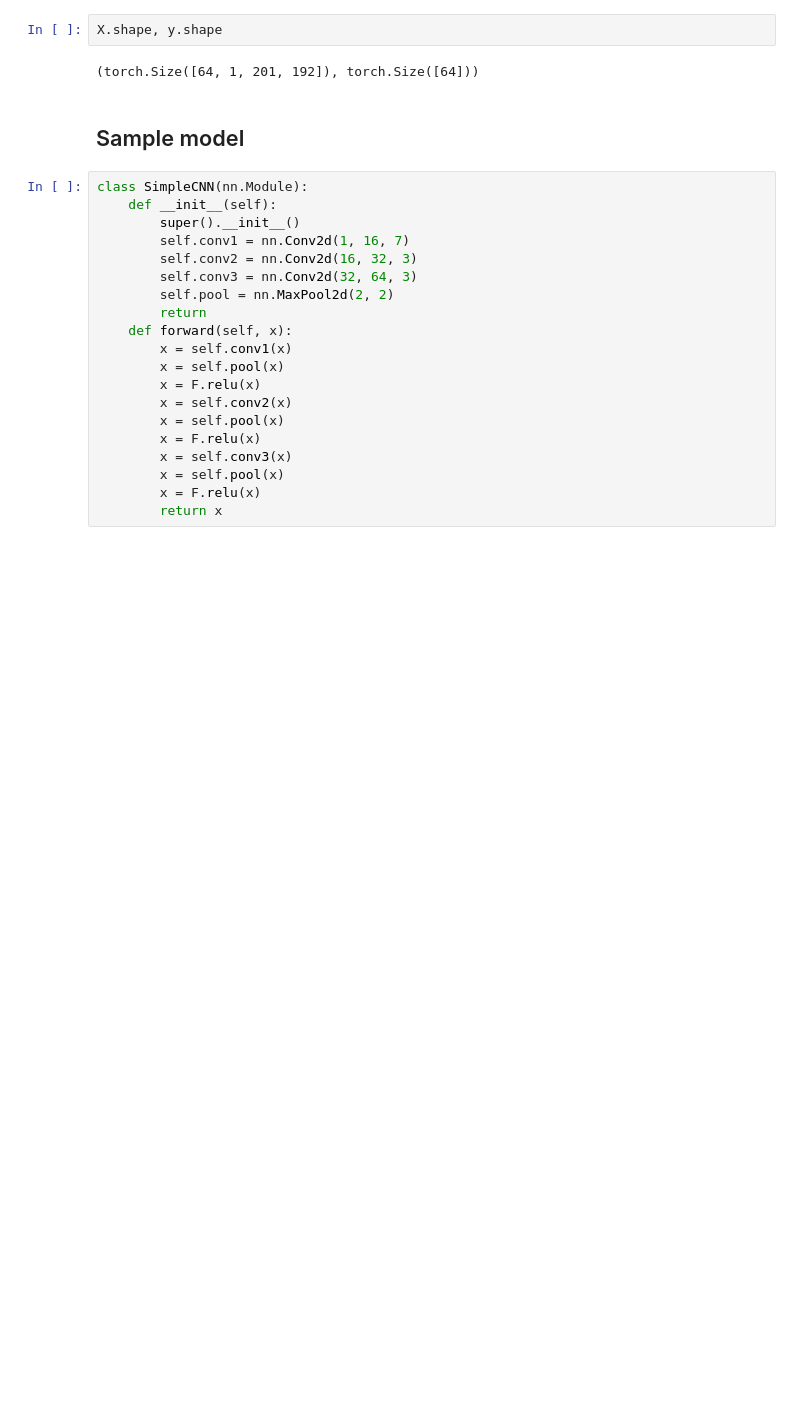
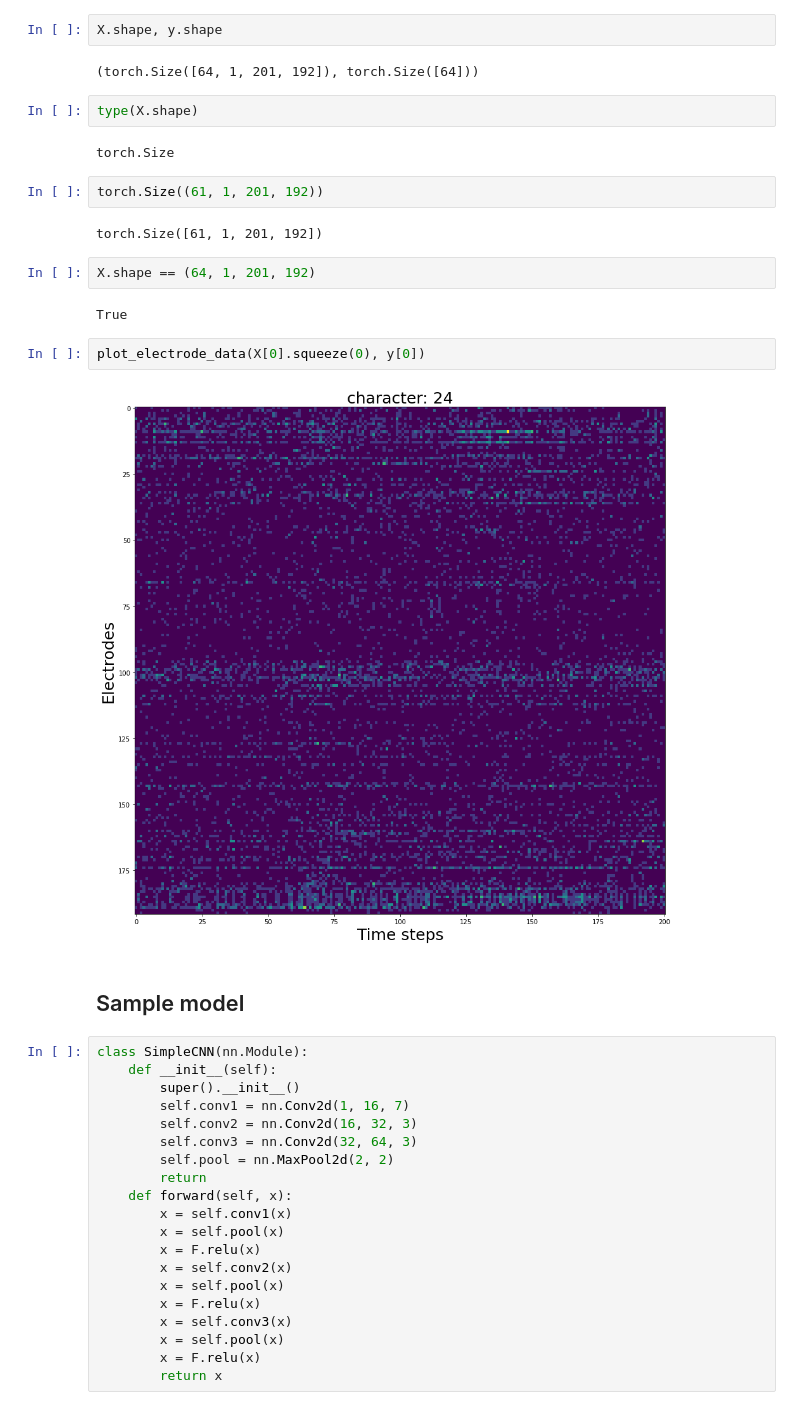
Before and after one commit to AnukoolPurohit/NMA-HandWriting-BCI, a Jupyter notebook: nbs/03_BasicModelAndTrainingLoop.ipynb, the cells around one changed output. Drawn from its saved outputs; the diff is of its cells as text; blank space fills up the shorter version.

```diff
--- a/nbs/03_BasicModelAndTrainingLoop.ipynb
+++ b/nbs/03_BasicModelAndTrainingLoop.ipynb
@@ -47,6 +47,22 @@ X, y = next(iter(train_dl))
 X.shape, y.shape
 # %% [output]
 (torch.Size([64, 1, 201, 192]), torch.Size([64]))
+# %%
+type(X.shape)
+# %% [output]
+torch.Size
+# %%
+torch.Size((61, 1, 201, 192))
+# %% [output]
+torch.Size([61, 1, 201, 192])
+# %%
+X.shape == (64, 1, 201, 192)
+# %% [output]
+True
+# %%
+plot_electrode_data(X[0].squeeze(0), y[0])
+# %% [output]
+[figure, added]
 # %% [markdown]
 ## Sample model
 # %%
```
Also changed, not shown: 11 other files.
